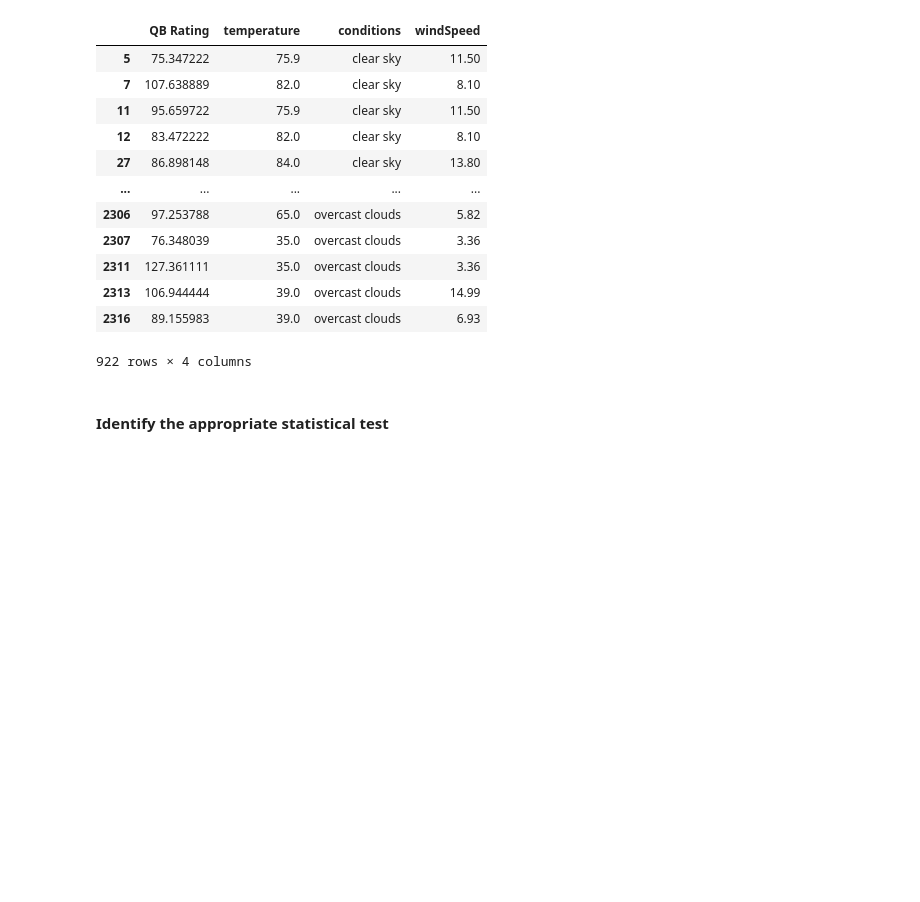
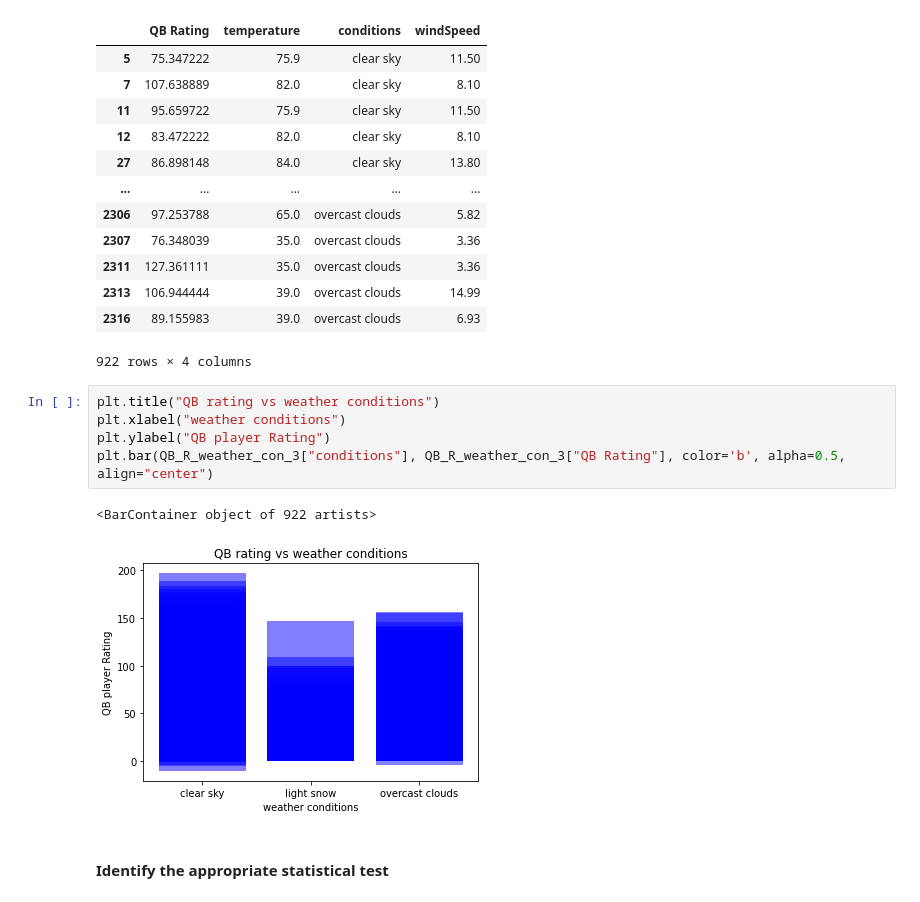
Before and after one commit to nblaul/Project-1, a Jupyter notebook: Project1-graph-3.ipynb, the cells around one changed output. Drawn from its saved outputs; the diff is of its cells as text; blank space fills up the shorter version.

```diff
--- a/Project1-graph-3.ipynb
+++ b/Project1-graph-3.ipynb
@@ -184,6 +187,14 @@ QB_R_weather_con_3
 | 2313 | 106.944444 | 39.0 | overcast clouds | 14.99 |
 | 2316 | 89.155983 | 39.0 | overcast clouds | 6.93 |
 922 rows × 4 columns
+# %%
+plt.title("QB rating vs weather conditions")
+plt.xlabel("weather conditions")
+plt.ylabel("QB player Rating")
+plt.bar(QB_R_weather_con_3["conditions"], QB_R_weather_con_3["QB Rating"], color='b', alpha=0.5, align="center")
+# %% [output]
+<BarContainer object of 922 artists>
+[figure, added]
 # %% [markdown]
 #### Identify the appropriate statistical test
 # %% [markdown]
```
Also changed, not shown: parts of 16 cells of this notebook.
